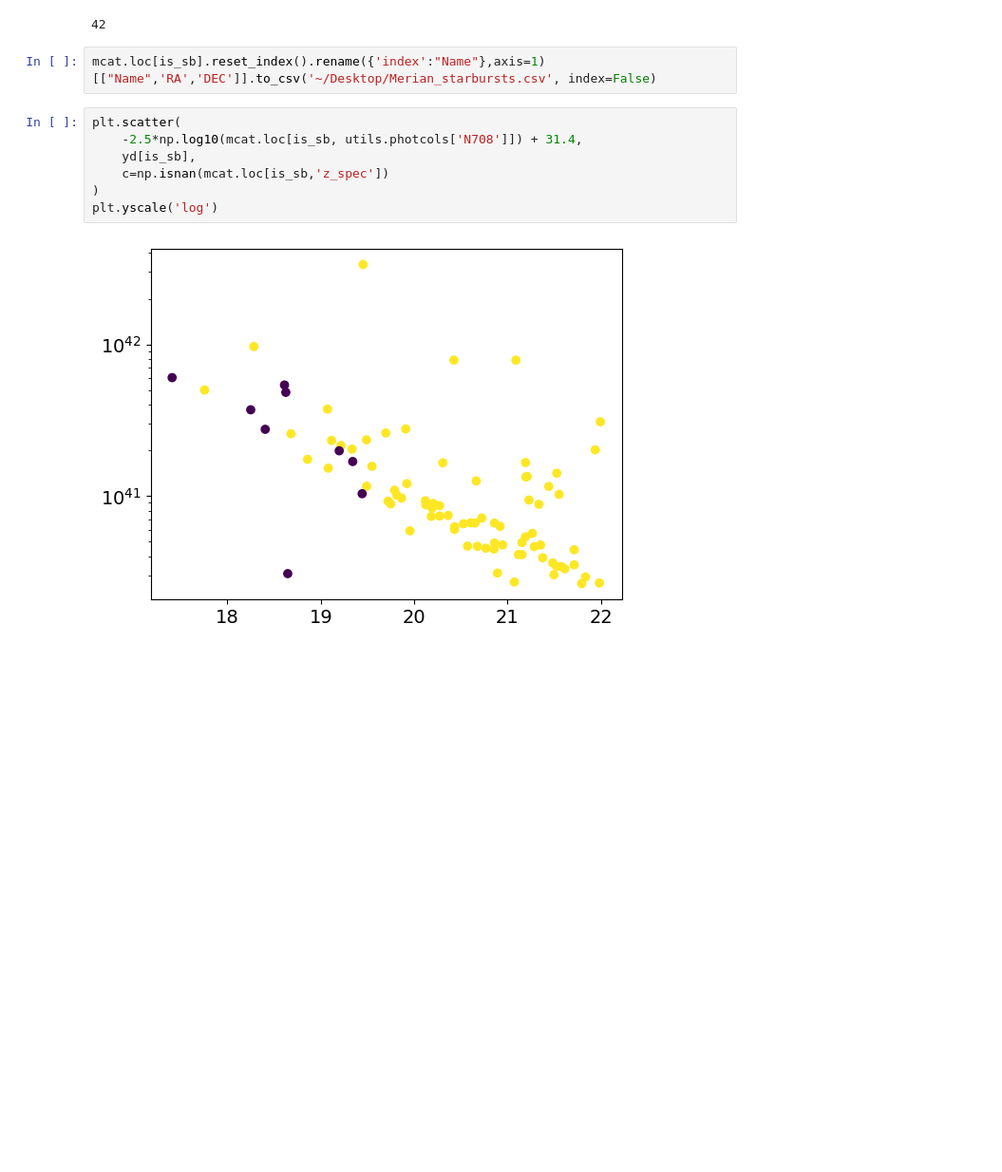
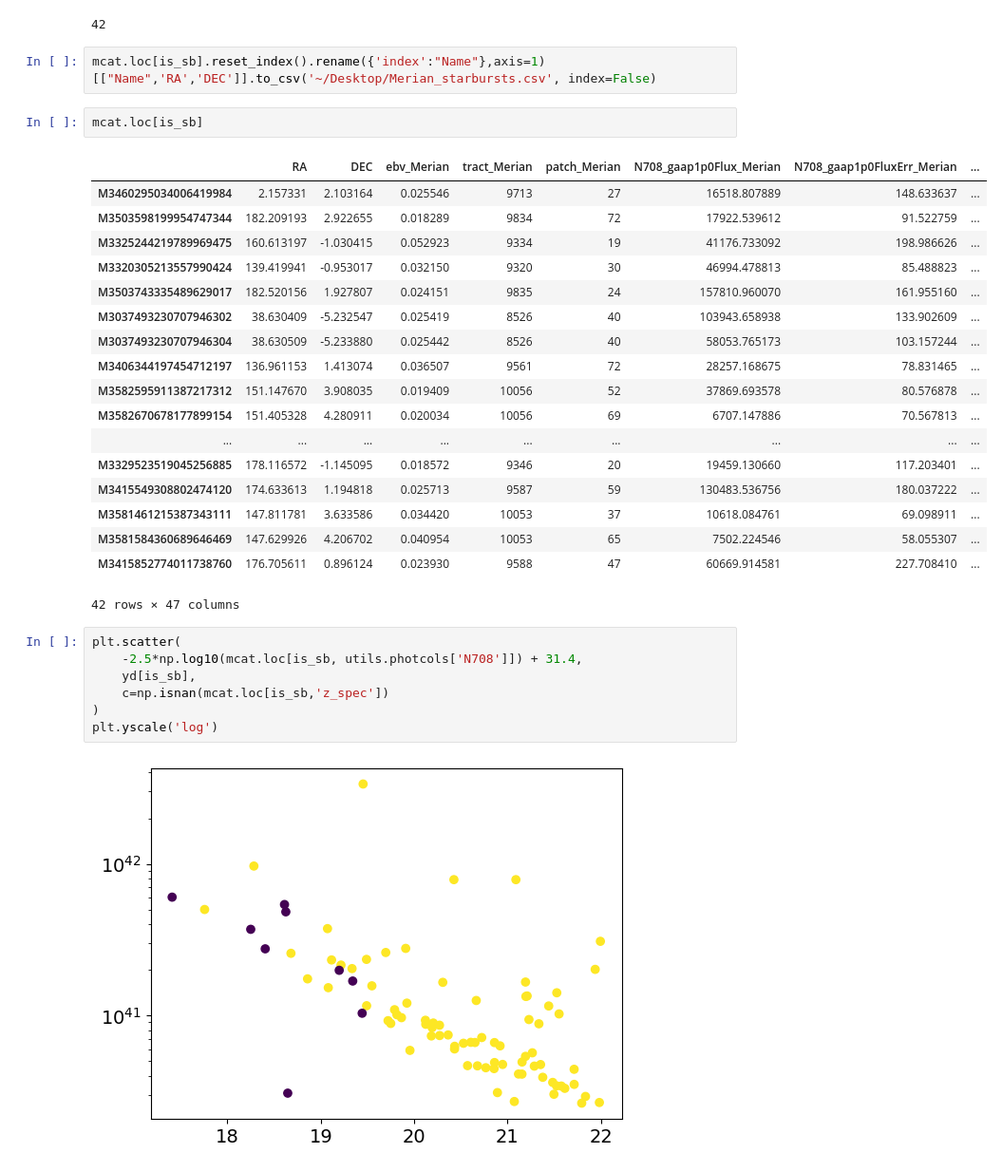
Before and after one commit to ekadofong/agrias, a Jupyter notebook: notebooks/MerianBCDs.ipynb, the cells around one changed output. Shown at 95% size. Saved outputs shown, nothing was run; the diff lists cells and outputs as text; blank space fills up the shorter version.

```diff
--- a/notebooks/MerianBCDs.ipynb
+++ b/notebooks/MerianBCDs.ipynb
@@ -207,6 +207,27 @@ print(is_sb.sum())
 42
 # %%
 mcat.loc[is_sb].reset_index().rename({'index':"Name"},axis=1)[["Name",'RA','DEC']].to_csv('~/Desktop/Merian_starbursts.csv', index=False)
+# %%
+mcat.loc[is_sb]
+# %% [output]
+|  | RA | DEC | ebv_Merian | tract_Merian | patch_Merian | N708_gaap1p0Flux_Merian | N708_gaap1p0FluxErr_Merian | ... |
+| M3460295034006419984 | 2.157331 | 2.103164 | 0.025546 | 9713 | 27 | 16518.807889 | 148.633637 | ... |
+| M3503598199954747344 | 182.209193 | 2.922655 | 0.018289 | 9834 | 72 | 17922.539612 | 91.522759 | ... |
+| M3325244219789969475 | 160.613197 | -1.030415 | 0.052923 | 9334 | 19 | 41176.733092 | 198.986626 | ... |
+| M3320305213557990424 | 139.419941 | -0.953017 | 0.032150 | 9320 | 30 | 46994.478813 | 85.488823 | ... |
+| M3503743335489629017 | 182.520156 | 1.927807 | 0.024151 | 9835 | 24 | 157810.960070 | 161.955160 | ... |
+| M3037493230707946302 | 38.630409 | -5.232547 | 0.025419 | 8526 | 40 | 103943.658938 | 133.902609 | ... |
+| M3037493230707946304 | 38.630509 | -5.233880 | 0.025442 | 8526 | 40 | 58053.765173 | 103.157244 | ... |
+| M3406344197454712197 | 136.961153 | 1.413074 | 0.036507 | 9561 | 72 | 28257.168675 | 78.831465 | ... |
+| M3582595911387217312 | 151.147670 | 3.908035 | 0.019409 | 10056 | 52 | 37869.693578 | 80.576878 | ... |
+| M3582670678177899154 | 151.405328 | 4.280911 | 0.020034 | 10056 | 69 | 6707.147886 | 70.567813 | ... |
+| ... | ... | ... | ... | ... | ... | ... | ... | ... |
+| M3329523519045256885 | 178.116572 | -1.145095 | 0.018572 | 9346 | 20 | 19459.130660 | 117.203401 | ... |
+| M3415549308802474120 | 174.633613 | 1.194818 | 0.025713 | 9587 | 59 | 130483.536756 | 180.037222 | ... |
+| M3581461215387343111 | 147.811781 | 3.633586 | 0.034420 | 10053 | 37 | 10618.084761 | 69.098911 | ... |
+| M3581584360689646469 | 147.629926 | 4.206702 | 0.040954 | 10053 | 65 | 7502.224546 | 58.055307 | ... |
+| M3415852774011738760 | 176.705611 | 0.896124 | 0.023930 | 9588 | 47 | 60669.914581 | 227.708410 | ... |
+42 rows × 47 columns
 # %%
 plt.scatter(
     -2.5*np.log10(mcat.loc[is_sb, utils.photcols['N708']]) + 31.4,
```
Also changed, not shown: 2 other files.
